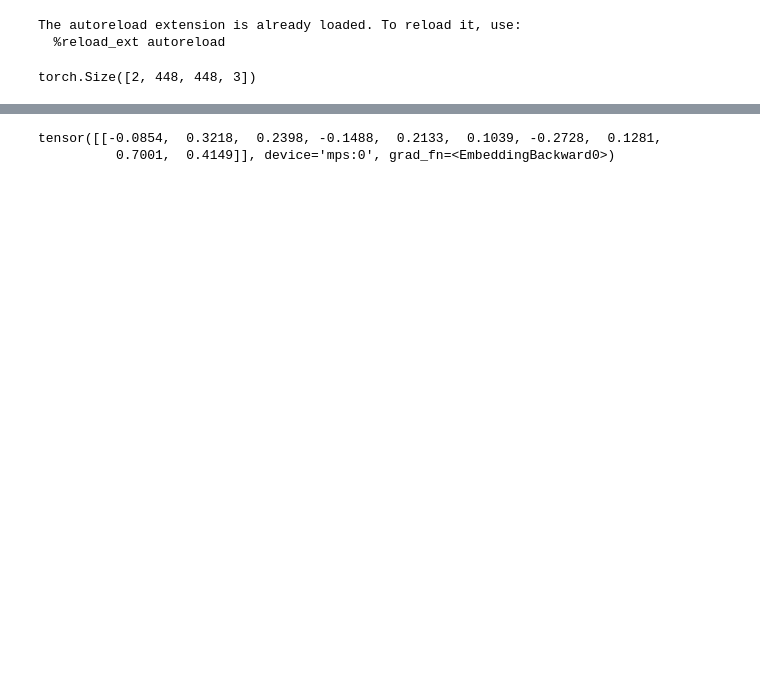
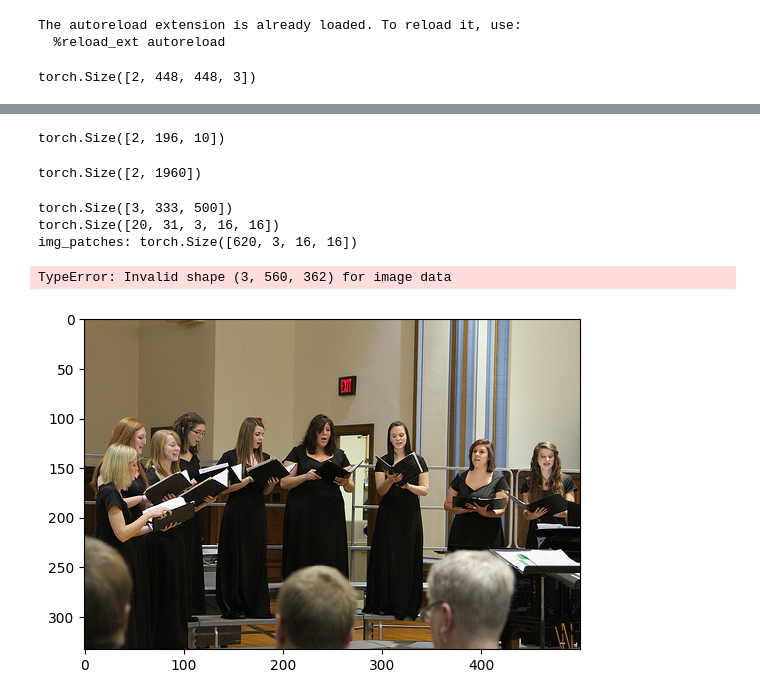
Before and after one commit to Chengbai/vision_lang_model, a Jupyter notebook: notebook/vision_model_notebook.ipynb, the cells around one changed output, grey strips where cells are left out. Cells and saved outputs as stored; diff of their text form; code cells hidden in the pictures; blank space fills up the shorter version.

Commit message:
Refactor the image tokenizer

```diff
--- a/notebook/vision_model_notebook.ipynb
+++ b/notebook/vision_model_notebook.ipynb
@@ -31,5 +35,49 @@ torch.Size([2, 1960])
-# %%
-vis_encoder.pos_embeddings(torch.arange(0, 1, dtype=torch.int, device=device))
-# %% [output]
-tensor([[-0.0854,  0.3218,  0.2398, -0.1488,  0.2133,  0.1039, -0.2728,  0.1281,
-          0.7001,  0.4149]], device='mps:0', grad_fn=<EmbeddingBackward0>)
+# %%
+block = VisionTransformerBlock(config=config)
+block = block.to(device)
+ret = block(img_encod)
+ret.size()
+# %% [output]
+torch.Size([2, 196, 10])
+# %%
+vision_model = VisionTransformer(config=config)
+vision_model = vision_model.to(device)
+ret = vision_model(img_encod)
+ret.size()
+# %% [output]
+torch.Size([2, 1960])
+# %%
+def show(img):
+    npimg = img.numpy()
+    plt.imshow(np.transpose(npimg, (1,2,0)), interpolation='nearest')
+
+def get_img_patches(img_tensor: torch.tensor, patch_size = 16)-> torch.tensor:
+    # img_tensor: [C x H x W]
+    # output: [H//patch_size, w//patch_size, C, patch_size, patch_size]
+    img_patches = img_tensor.unfold(1, patch_size, patch_size).unfold(2, patch_size, patch_size) # => [C, H//patch_size, w//patch_size, patch_size, patch_size]
+    img_patches = torch.permute(img_patches, dims=[1,2,0, 3,4])
+    return img_patches
+
+def show_img_patches(img_patches: torch.tensor):
+    # img_patches: [ROWS, COLS, C, PATCH_SIZE, PATCH_SIZE]
+    ROWS, COLS, C, PATCH_SIZE, _ = img_patches.size()
+    grid = torchvision.utils.make_grid(img_patches.reshape(-1, 3, 16, 16), nrow=31, padding=2)
+    img_patches = img_patches.reshape(-1, C, PATCH_SIZE, PATCH_SIZE)
+    print(f"img_patches: {img_patches.size()}")
+    grid_img = torchvision.utils.make_grid(img_patches, nrow=ROWS)
+    plt.imshow(grid_img)
+
+img_path = "../../../dataset/flickr30k_images/flickr30k_images/6337872636.jpg"
+img_tensor = torchvision.io.read_image(img_path)
+print(img_tensor.size())
+show(img_tensor)
+
+img_patches = get_img_patches(img_tensor=img_tensor)
+print(img_patches.size())
+show_img_patches(img_patches)
+# %% [output]
+torch.Size([3, 333, 500])
+torch.Size([20, 31, 3, 16, 16])
+img_patches: torch.Size([620, 3, 16, 16])
+TypeError: Invalid shape (3, 560, 362) for image data
+[figure, added]
```
Also changed, not shown: parts of 4 cells of this notebook, 2 other files.
